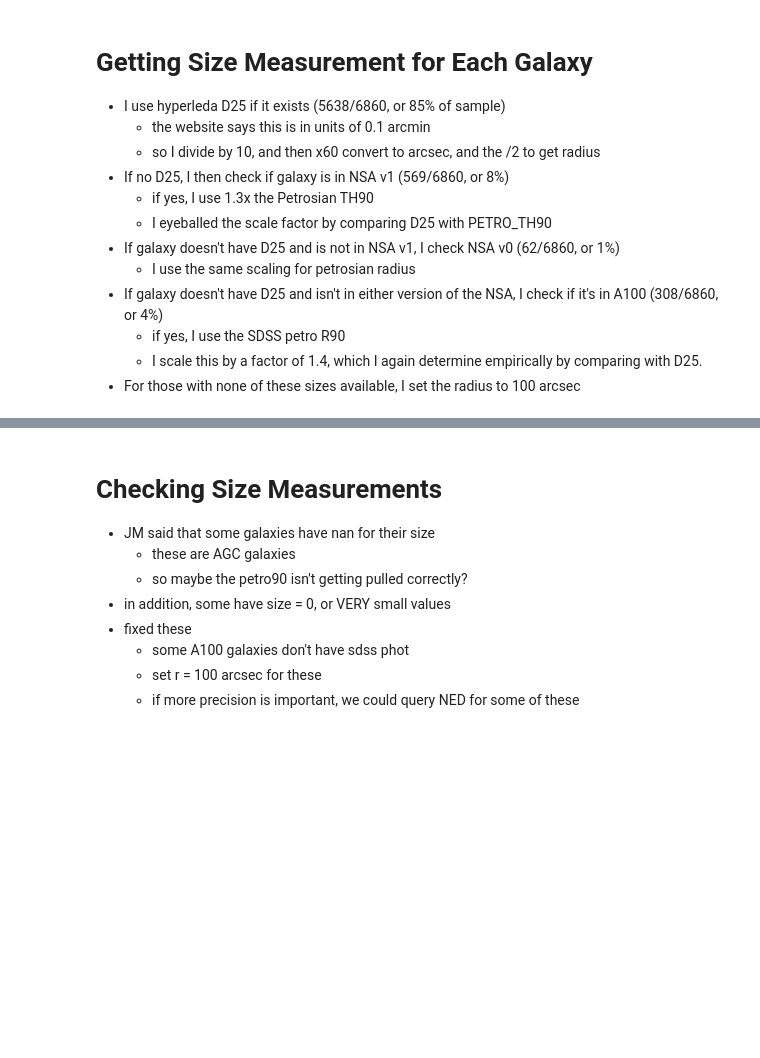
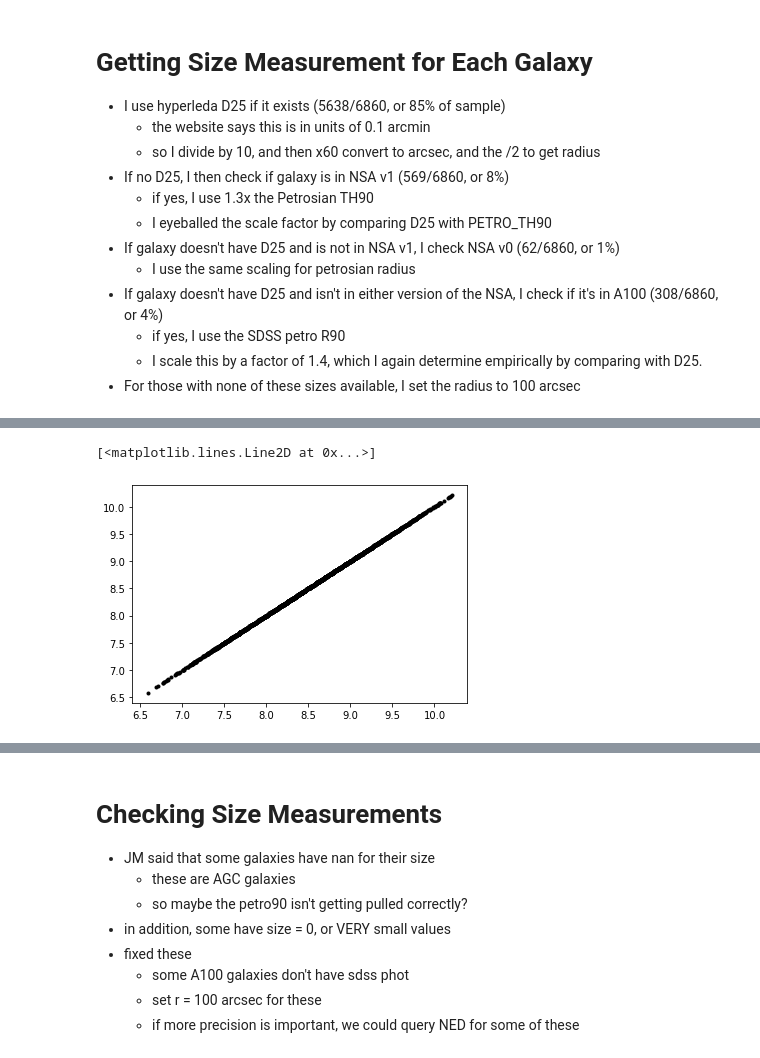
Before and after one commit to rfinn/Virgo, a Jupyter notebook: notebooks/making-subtables-of-cleaned-sample.ipynb, the cells around one changed output, grey strips where cells are left out. Drawn from its saved outputs; the diff is of its cells as text; code cells hidden in the pictures; blank space fills up the shorter version.

```diff
--- a/notebooks/making-subtables-of-cleaned-sample.ipynb
+++ b/notebooks/making-subtables-of-cleaned-sample.ipynb
@@ -502,0 +492,8 @@ array([False, False, False, ..., False, False, False])
+# %%
+# plot my calc of HI mass vs a100 HI mass
+plt.figure()
+plt.plot(c.logMHI, c.cat['logMH'],'k.')
+# looks good!!!
+# %% [output]
+[<matplotlib.lines.Line2D at 0x...>]
+[figure, added]
```
Also changed, not shown: parts of 17 cells of this notebook, 2 other files.
